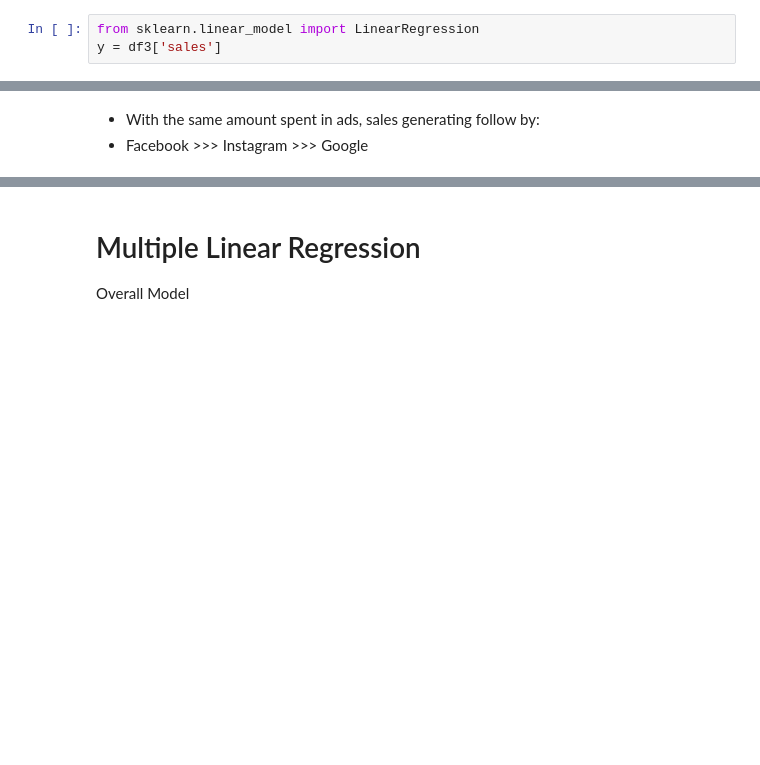
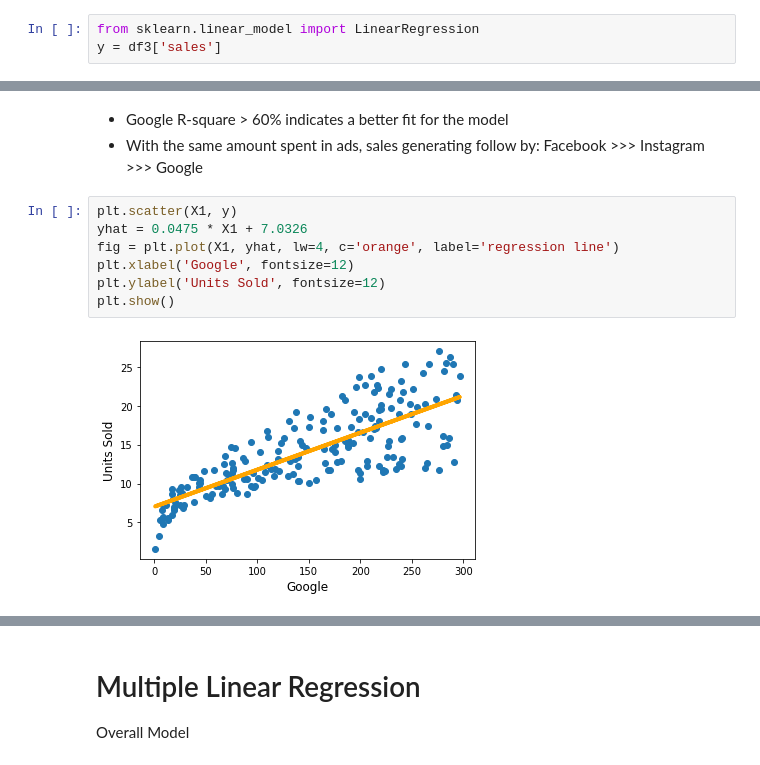
Before and after one commit to abbylmm/DS_Uncut, a Jupyter notebook: social_ads.ipynb, the cells around one changed output, grey strips where cells are left out. Cells and saved outputs as stored; diff of their text form; blank space fills up the shorter version.

```diff
--- a/social_ads.ipynb
+++ b/social_ads.ipynb
@@ -214,5 +214,14 @@ Coefficient: 0.05469309847227336
 Every 100 thousand amount spent in ads yields 17.82 thousand units sold
 Total Revenue: $89,103,585
 # %% [markdown]
-* With the same amount spent in ads, sales generating follow by:
-* Facebook >>> Instagram >>> Google
+* Google R-square > 60% indicates a better fit for the model
+* With the same amount spent in ads, sales generating follow by: Facebook >>> Instagram >>> Google
+# %%
+plt.scatter(X1, y)
+yhat = 0.0475 * X1 + 7.0326
+fig = plt.plot(X1, yhat, lw=4, c='orange', label='regression line')
+plt.xlabel('Google', fontsize=12)
+plt.ylabel('Units Sold', fontsize=12)
+plt.show()
+# %% [output]
+[figure, added]
```
Also changed, not shown: parts of 7 cells of this notebook.
